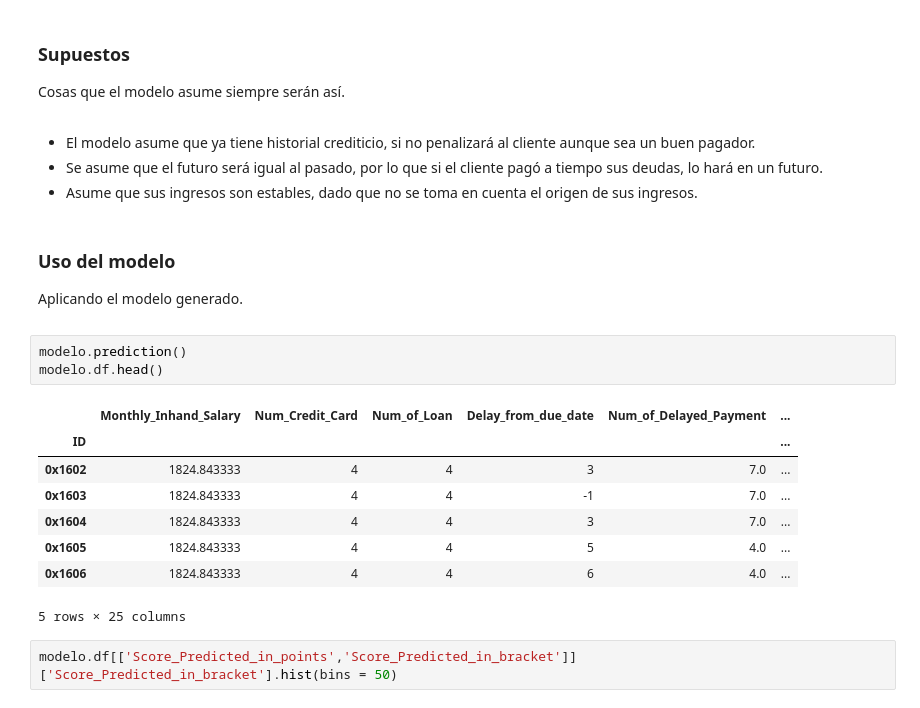
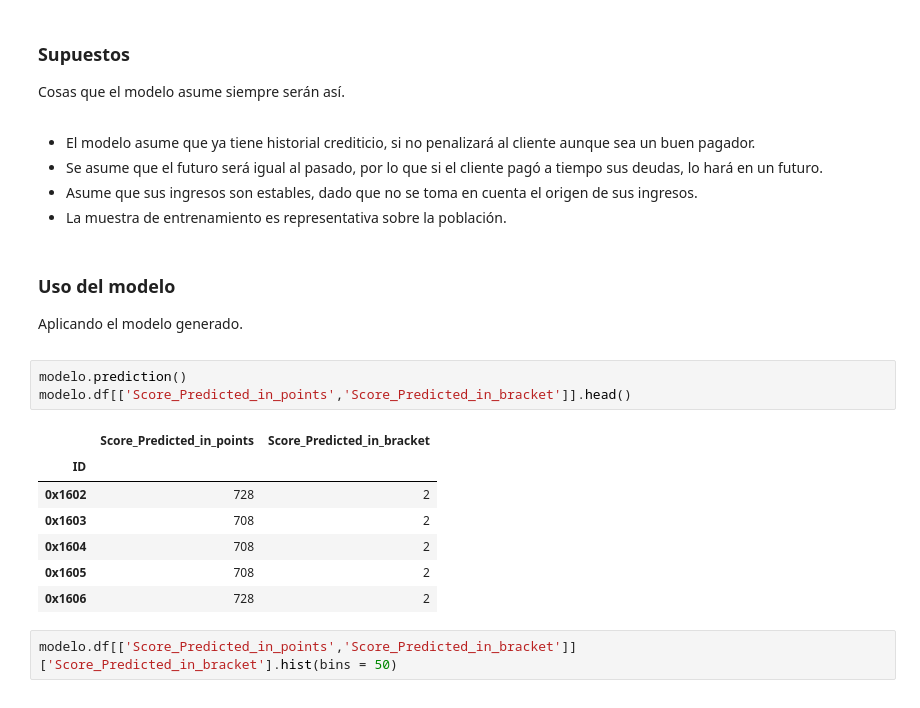
Before and after one commit to MauLTamez/ModelosDeCredito_Proyecto1, a Jupyter notebook: Modelo.ipynb, the cells around one changed output. Cells and saved outputs as stored; diff of their text form.

```diff
--- a/Modelo.ipynb
+++ b/Modelo.ipynb
@@ -156,6 +156,7 @@ Cosas que el modelo asume siempre serán así.
 - El modelo asume que ya tiene historial crediticio, si no penalizará al cliente aunque sea un buen pagador.
 - Se asume que el futuro será igual al pasado, por lo que si el cliente pagó a tiempo sus deudas, lo hará en un futuro.
 - Asume que sus ingresos son estables, dado que no se toma en cuenta el origen de sus ingresos.
+- La muestra de entrenamiento es representativa sobre la población.
 # %% [markdown]
 <div id='model.3'/>
 
@@ -163,16 +164,15 @@ Cosas que el modelo asume siempre serán así.
 Aplicando el modelo generado.
 # %%
 modelo.prediction()
-modelo.df.head()
+modelo.df[['Score_Predicted_in_points','Score_Predicted_in_bracket']].head()
 # %% [output]
-|  | Monthly_Inhand_Salary | Num_Credit_Card | Num_of_Loan | Delay_from_due_date | Num_of_Delayed_Payment | ... |
-| ID |  |  |  |  |  | ... |
-| 0x1602 | 1824.843333 | 4 | 4 | 3 | 7.0 | ... |
-| 0x1603 | 1824.843333 | 4 | 4 | -1 | 7.0 | ... |
-| 0x1604 | 1824.843333 | 4 | 4 | 3 | 7.0 | ... |
-| 0x1605 | 1824.843333 | 4 | 4 | 5 | 4.0 | ... |
-| 0x1606 | 1824.843333 | 4 | 4 | 6 | 4.0 | ... |
+|  | Score_Predicted_in_points | Score_Predicted_in_bracket |
+| ID |  |  |
+| 0x1602 | 728 | 2 |
+| 0x1603 | 708 | 2 |
+| 0x1604 | 708 | 2 |
+| 0x1605 | 708 | 2 |
+| 0x1606 | 728 | 2 |
-5 rows × 25 columns
 # %%
 modelo.df[['Score_Predicted_in_points','Score_Predicted_in_bracket']]['Score_Predicted_in_bracket'].hist(bins = 50)
 # %% [output]
```
Also changed, not shown: parts of 3 cells of this notebook.
